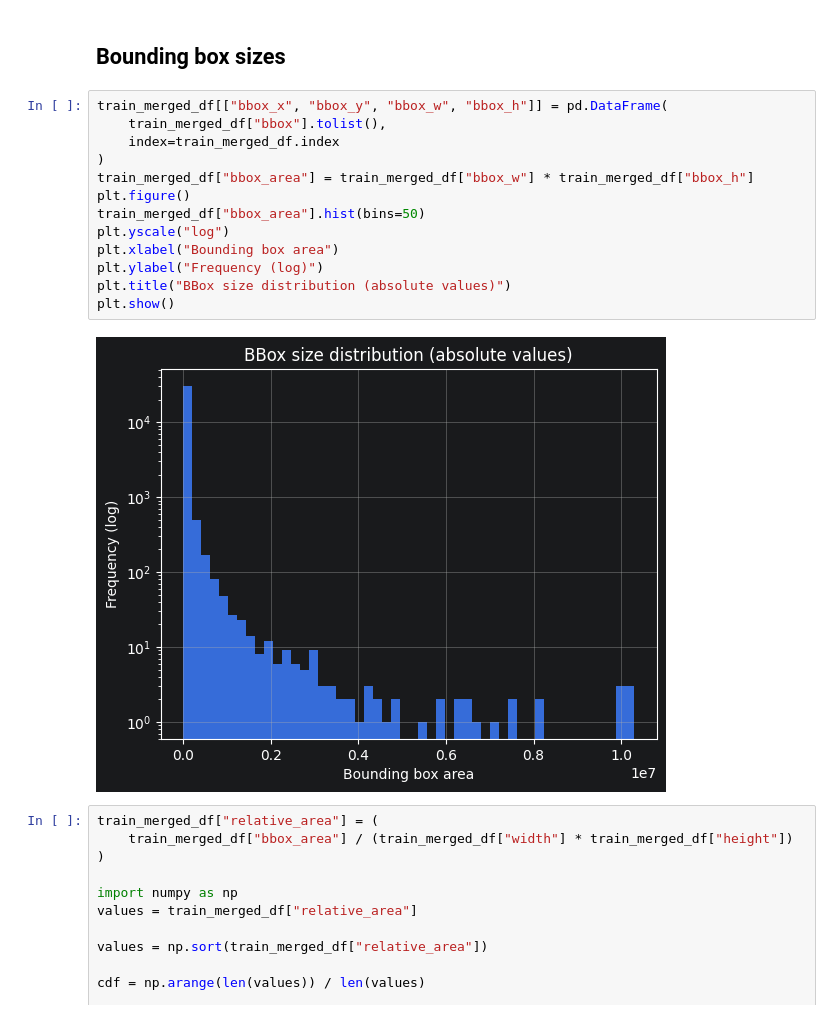
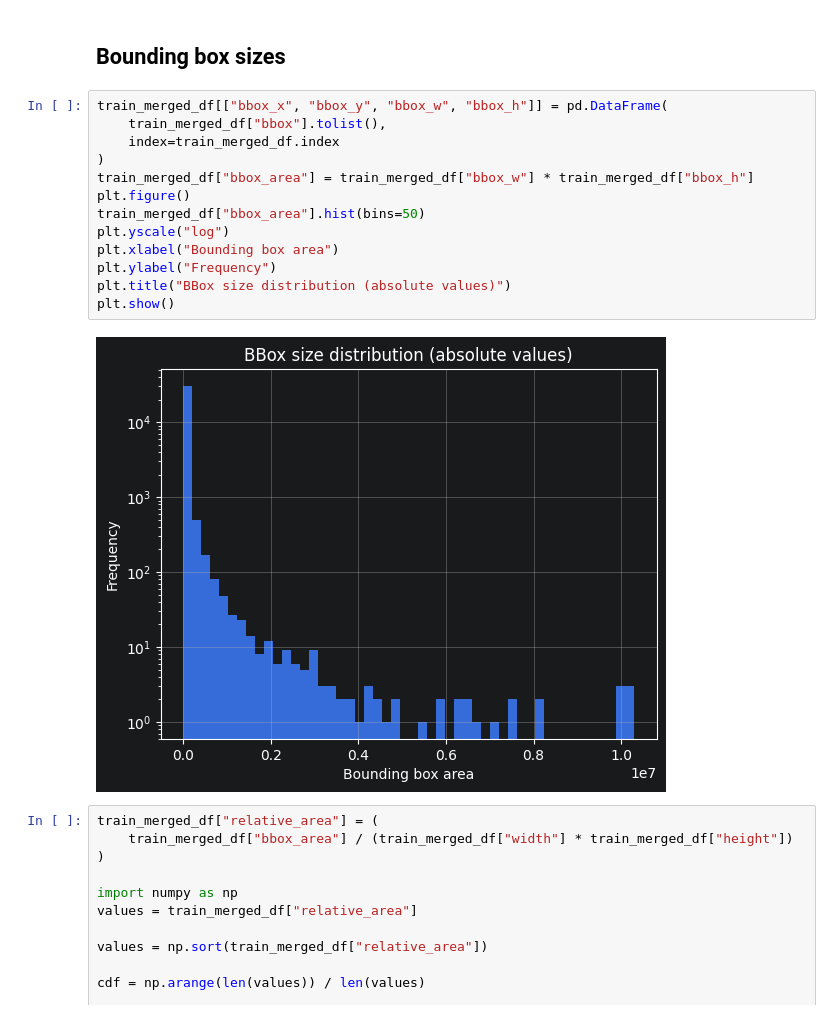
Before and after one commit to Rail-Bench-Object-Detection-Eric-Toudik/rail-bench-object-detection, a Jupyter notebook: explorative data analysis/eric_exploration.ipynb, the cells around one changed output. Cells and saved outputs as stored; diff of their text form.

```diff
--- a/scripts/eric_exploration.ipynb
+++ b/explorative data analysis/eric_exploration.ipynb
@@ -132,18 +154,18 @@ print((annotations_per_image <= 20).mean()) #ToDo intention?
 # %%
 train_merged_df[["bbox_x", "bbox_y", "bbox_w", "bbox_h"]] = pd.DataFrame(
     train_merged_df["bbox"].tolist(),
     index=train_merged_df.index
 )
 train_merged_df["bbox_area"] = train_merged_df["bbox_w"] * train_merged_df["bbox_h"]
 plt.figure()
 train_merged_df["bbox_area"].hist(bins=50)
 plt.yscale("log")
 plt.xlabel("Bounding box area")
-plt.ylabel("Frequency (log)")
+plt.ylabel("Frequency")
 plt.title("BBox size distribution (absolute values)")
 plt.show()
 # %% [output]
-[figure, old version]
+[figure, new version]
 # %%
 train_merged_df["relative_area"] = (
     train_merged_df["bbox_area"] / (train_merged_df["width"] * train_merged_df["height"])
```
Also changed, not shown: parts of 10 cells of this notebook.
